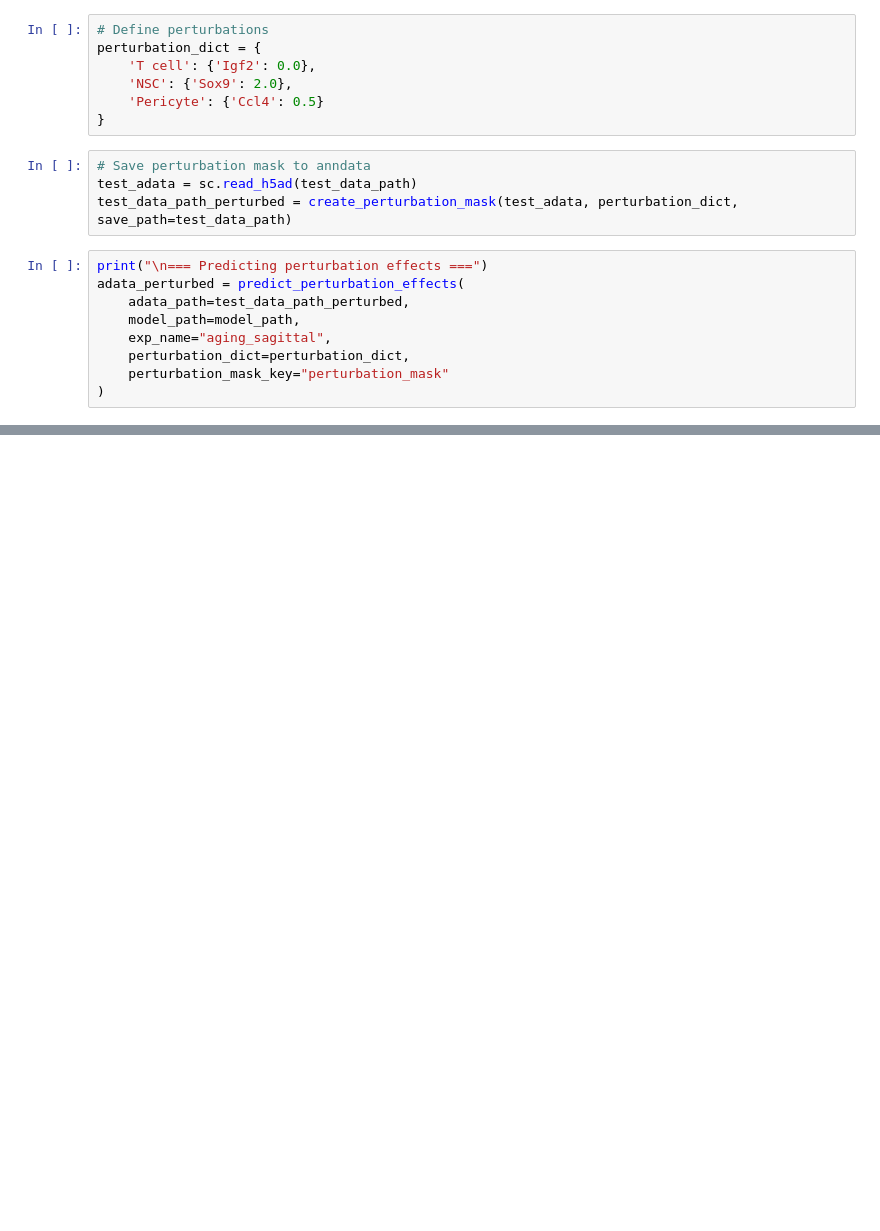
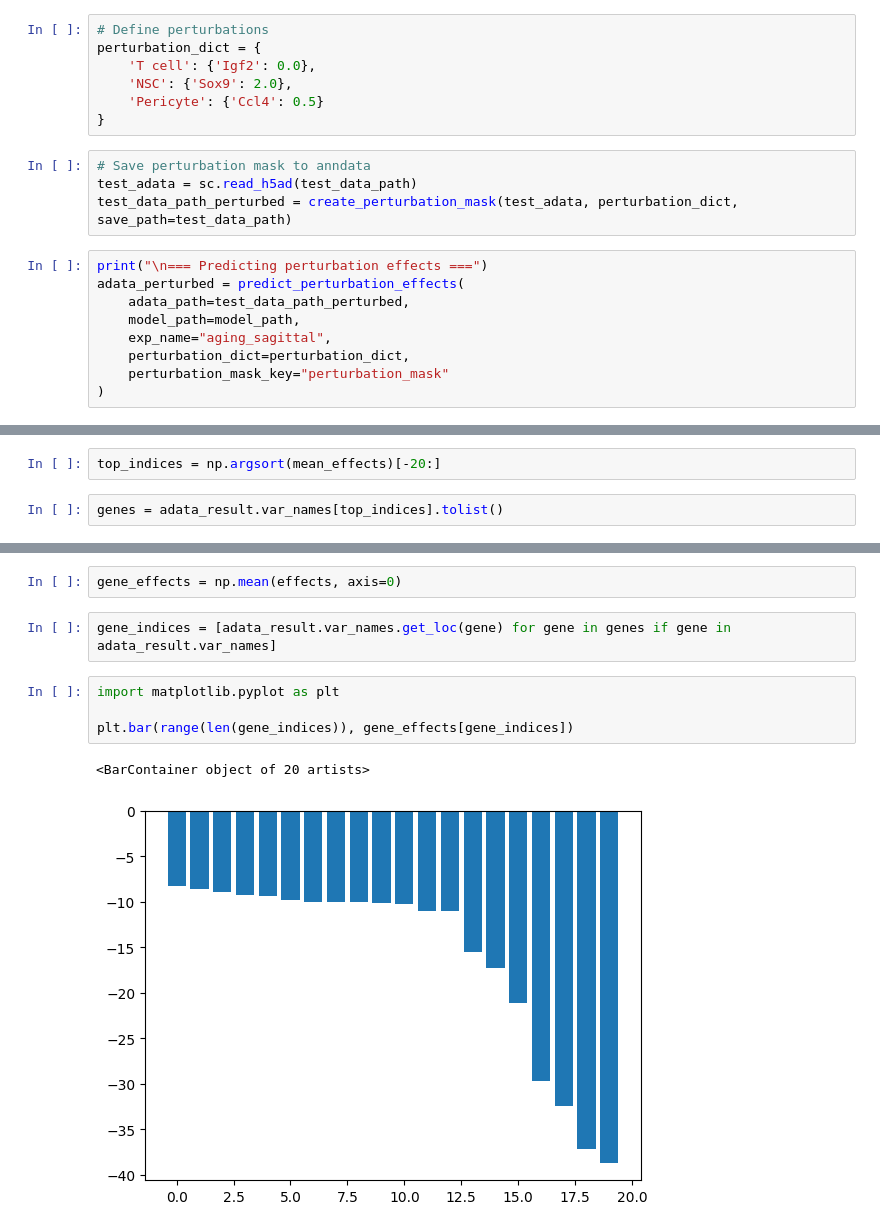
Before and after one commit to abuendia/spatial-prop, a Jupyter notebook: notebooks/api_demo.ipynb, the cells around one changed output, grey strips where cells are left out. Saved outputs shown, nothing was run; the diff lists cells and outputs as text; blank space fills up the shorter version.

```diff
--- a/notebooks/api_demo.ipynb
+++ b/notebooks/api_demo.ipynb
@@ -63,0 +155,4 @@ adata_perturbed = predict_perturbation_effects(
+# %%
+top_indices = np.argsort(mean_effects)[-20:]
+# %%
+genes = adata_result.var_names[top_indices].tolist()
@@ -63,0 +182,11 @@ adata_perturbed = predict_perturbation_effects(
+# %%
+gene_effects = np.mean(effects, axis=0)
+# %%
+gene_indices = [adata_result.var_names.get_loc(gene) for gene in genes if gene in adata_result.var_names]
+# %%
+import matplotlib.pyplot as plt
+
+plt.bar(range(len(gene_indices)), gene_effects[gene_indices])
+# %% [output]
+<BarContainer object of 20 artists>
+[figure, added]
```
Also changed, not shown: parts of 15 cells of this notebook, 4 other files.
